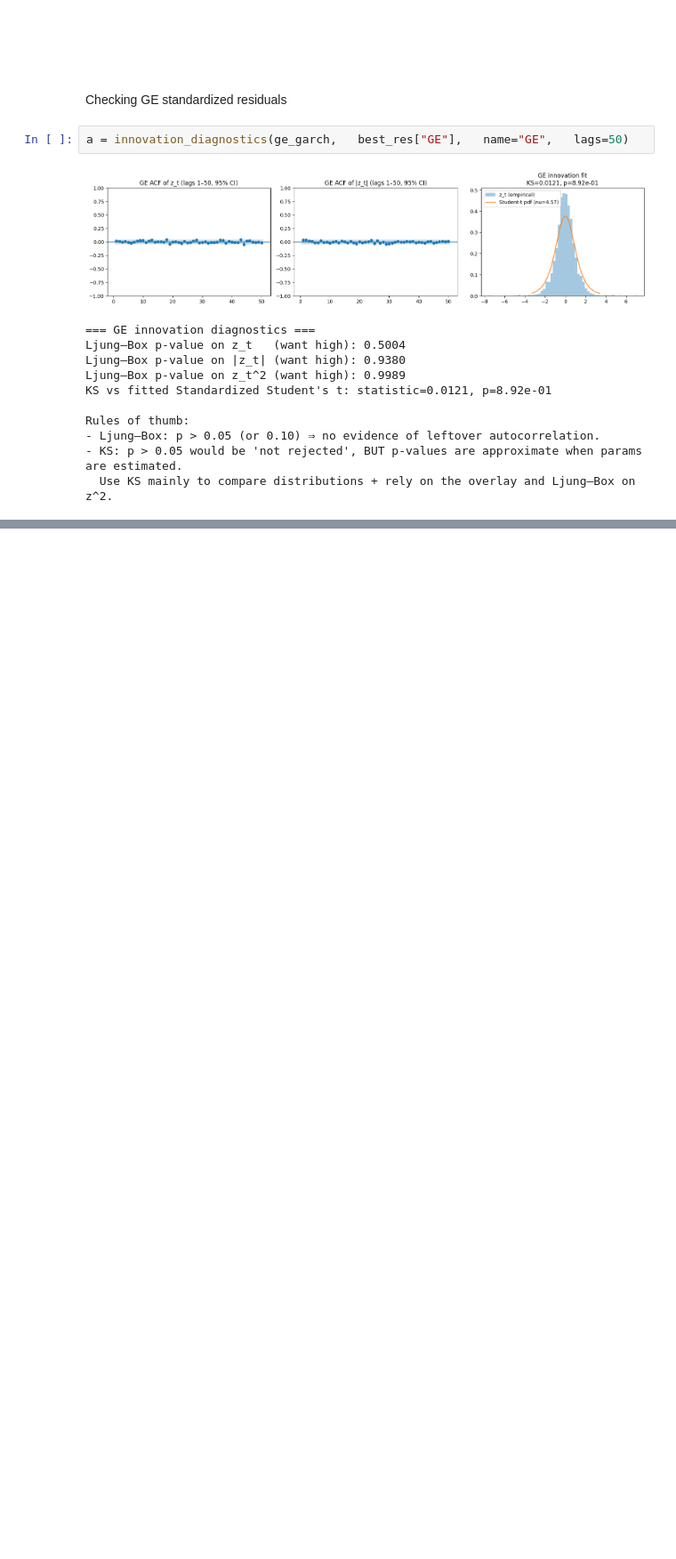
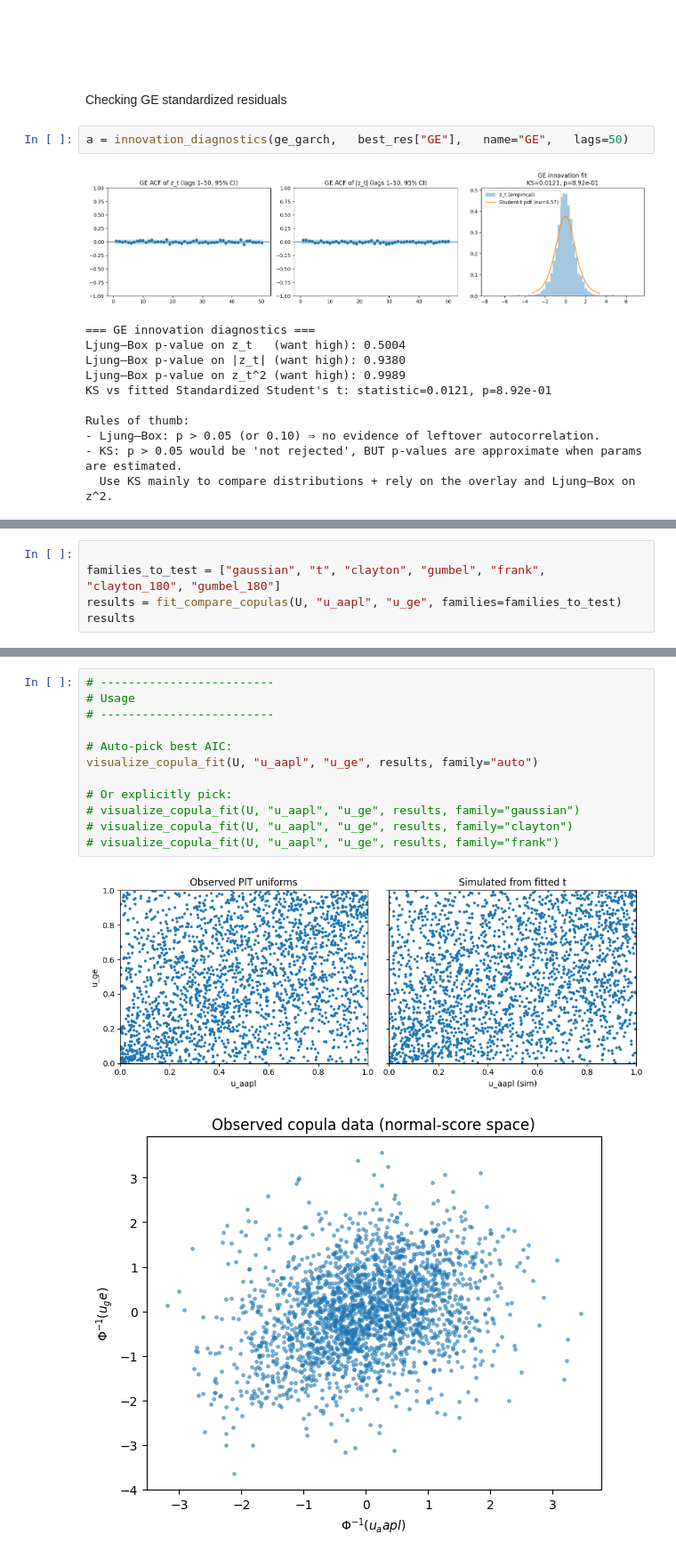
Before and after one commit to isak-drougge/applications-copula-methods-in-finance, a Jupyter notebook: notebooks/01_explore_marginal_distributions.ipynb, the cells around one changed output, grey strips where cells are left out. Shown at 89% size. Drawn from its saved outputs; the diff is of its cells as text; blank space fills up the shorter version.

```diff
--- a/notebooks/01_explore_marginal_distributions.ipynb
+++ b/notebooks/01_explore_marginal_distributions.ipynb
@@ -732,0 +1546,5 @@ Rules of thumb:
+# %%
+
+families_to_test = ["gaussian", "t", "clayton", "gumbel", "frank", "clayton_180", "gumbel_180"]
+results = fit_compare_copulas(U, "u_aapl", "u_ge", families=families_to_test)
+results
@@ -732,0 +1977,15 @@ Rules of thumb:
+# %%
+# -------------------------
+# Usage
+# -------------------------
+
+# Auto-pick best AIC:
+visualize_copula_fit(U, "u_aapl", "u_ge", results, family="auto")
+
+# Or explicitly pick:
+# visualize_copula_fit(U, "u_aapl", "u_ge", results, family="gaussian")
+# visualize_copula_fit(U, "u_aapl", "u_ge", results, family="clayton")
+# visualize_copula_fit(U, "u_aapl", "u_ge", results, family="frank")
+# %% [output]
+[figure, added]
+[figure, added]
```
Also changed, not shown: parts of 24 cells of this notebook.
